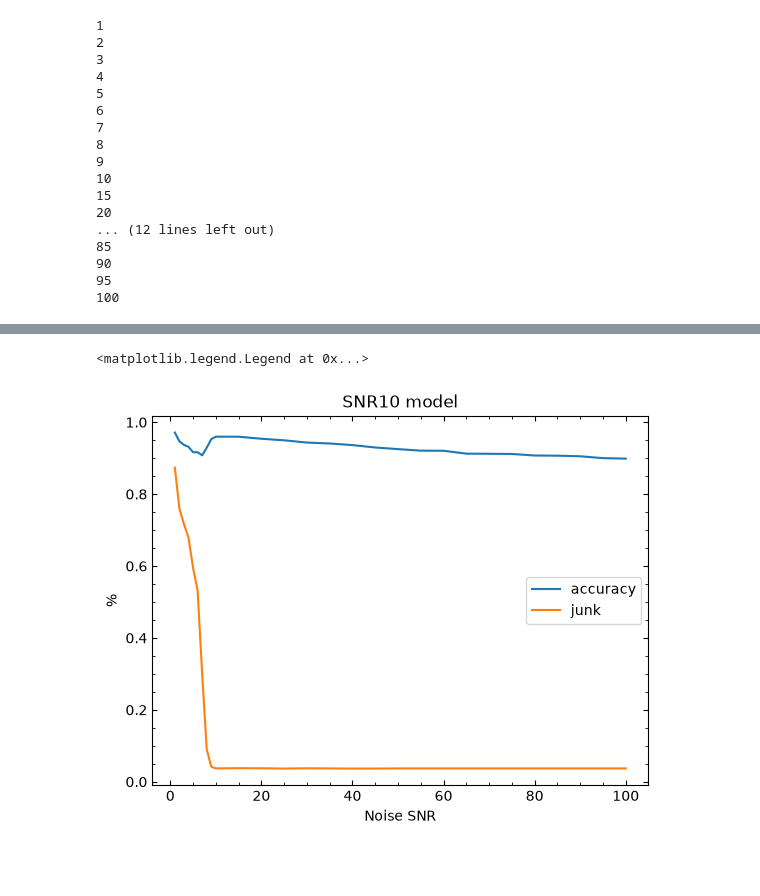
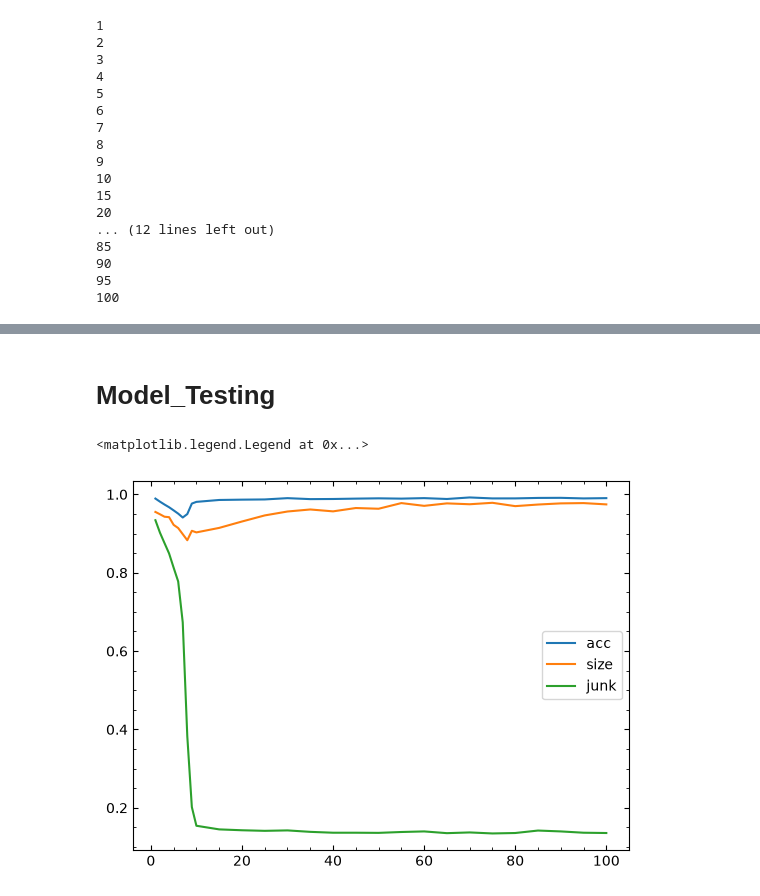
Before and after one commit to Phoebe801/Project_8-work, a Jupyter notebook: Model_testing.ipynb, the cells around one changed output, grey strips where cells are left out. Drawn from its saved outputs; the diff is of its cells as text; code cells hidden in the pictures; blank space fills up the shorter version.

```diff
--- a/Model_testing.ipynb
+++ b/Model_testing.ipynb
@@ -448,5 +455,3 @@ def more_feature_inputs_outputs(index1,index2,spread=9,noise=False,SNR=1,verbose
-# %%
-sidebands,Testing_inputs,Testing_Outputs=more_feature_inputs_outputs(TE011Testing_Index,TE012Testing_Index,freq_diff_features=True,noise=True,SNR=100)
 # %% [markdown]
 # Model Testing Functions
 # %%
@@ -569,7 +554,7 @@ innoise=[]
 outnoise=[]
 for i in range(len(noiserng)):
     print(noiserng[i])
-    sidebands,Testing_inputs,Testing_Outputs=more_feature_inputs_outputs(TE011Testing_Index,TE012Testing_Index,freq_diff_features=True,noise=True,SNR=noiserng[i])
+    sidebands,Testing_inputs,Testing_Outputs=more_feature_inputs_outputs(TE011Testing_Index,TE012Testing_Index,freq_diff_features=True,noise=True,SNR=noiserng[i],widetol=True)
     sidenioise.append(sidebands)
     innoise.append(Testing_inputs)
     outnoise.append(Testing_Outputs)
@@ -591,14 +576,3 @@ for i in range(len(noiserng)):
 90
 95
 100
-# %%
-accuarcy = np.zeros(len(noiserng), dtype=float)
-full_size = np.zeros(len(noiserng), dtype=float)
-full_junk = np.zeros(len(noiserng), dtype=float)
-
-for i in range(len(noiserng)):
-    print(noiserng[i])
-    acc,size,junk=model_acuracy(innoise[i],outnoise[i],model,scaler,device)
-    accuarcy[i]=acc
-    full_size[i]=size
-    full_junk[i]=junk
@@ -623,14 +579,24 @@ for i in range(len(noiserng)):
-# %%
-fig = plt.figure()
-ax = fig.add_subplot(111)
-ax.plot(noiserng,accuarcy,label='accuracy')
-# ax.plot(noiserng,full_size,label='size')
-ax.plot(noiserng,full_junk,label='junk')
-ax.set_ylabel('%')
-ax.set_xlabel('Noise SNR')
-ax.set_title('SNR10 model')
-ax.legend()
-# %% [output]
-<matplotlib.legend.Legend at 0x...>
-[figure, removed]
+# %% [markdown]
+# Model_Testing
+# %%
+cut_accuarcy = np.zeros(len(noiserng), dtype=float)
+cut_full_size = np.zeros(len(noiserng), dtype=float)
+cut_full_junk = np.zeros(len(noiserng), dtype=float)
+cut=.6
+for i in range(len(noiserng)):
+    acc,size,junk=model_acuracy(innoise[i],outnoise[i],model,scaler,device,cutoff=cut)
+    cut_accuarcy[i]=acc
+    cut_full_size[i]=size
+    cut_full_junk[i]=junk
+# %%
+fig = plt.figure()
+ax = fig.add_subplot(111)
+
+ax.plot(noiserng,cut_accuarcy,label='acc')
+ax.plot(noiserng,cut_full_size,label='size')
+ax.plot(noiserng,cut_full_junk,label='junk')
+ax.legend()
+# %% [output]
+<matplotlib.legend.Legend at 0x...>
+[figure, added]
 # %%
```
Also changed, not shown: parts of 16 cells of this notebook, 10 other files.
